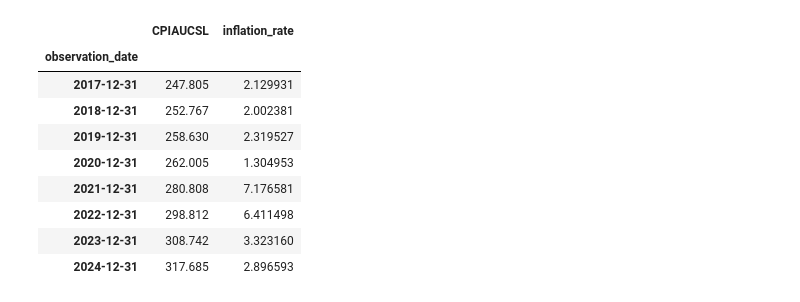
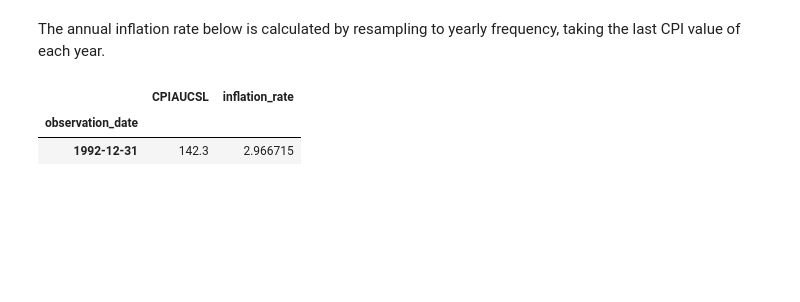
Before and after one commit to kushal238/Stat430P1, a Jupyter notebook: inflation-tsa.ipynb, the cells around one changed output. Saved outputs shown, nothing was run; the diff lists cells and outputs as text; code cells hidden in the pictures; blank space fills up the shorter version.

```diff
--- a/inflation-tsa.ipynb
+++ b/inflation-tsa.ipynb
@@ -1,28 +1,23 @@
 # %%
 import pandas as pd
+# %% [markdown]
+The annual inflation rate below is calculated by resampling to yearly frequency, taking the last CPI value of each year.
 # %%
 df = pd.read_csv('~/Desktop/CPIAUCSL.csv', parse_dates=['observation_date'])
 
 
 df.set_index('observation_date', inplace=True)
 
 
 yearly_df = df.resample('A').last()
 
 
 # (CPI_current_year / CPI_previous_year - 1) * 100
 yearly_df['inflation_rate'] = yearly_df['CPIAUCSL'].pct_change() * 100
 
 
-yearly_df[70:78]
+yearly_df[45:46]
 # %% [output]
 |  | CPIAUCSL | inflation_rate |
 | observation_date |  |  |
-| 2017-12-31 | 247.805 | 2.129931 |
-| 2018-12-31 | 252.767 | 2.002381 |
-| 2019-12-31 | 258.630 | 2.319527 |
-| 2020-12-31 | 262.005 | 1.304953 |
-| 2021-12-31 | 280.808 | 7.176581 |
-| 2022-12-31 | 298.812 | 6.411498 |
-| 2023-12-31 | 308.742 | 3.323160 |
-| 2024-12-31 | 317.685 | 2.896593 |
+| 1992-12-31 | 142.3 | 2.966715 |
```
Also changed, not shown: parts of 7 cells of this notebook.
